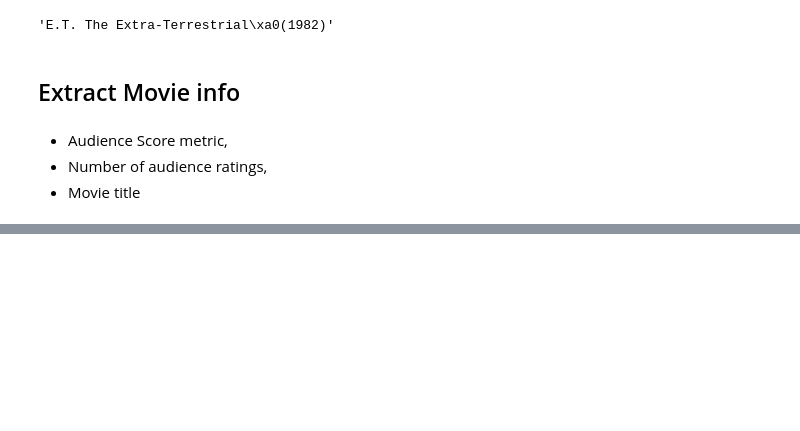
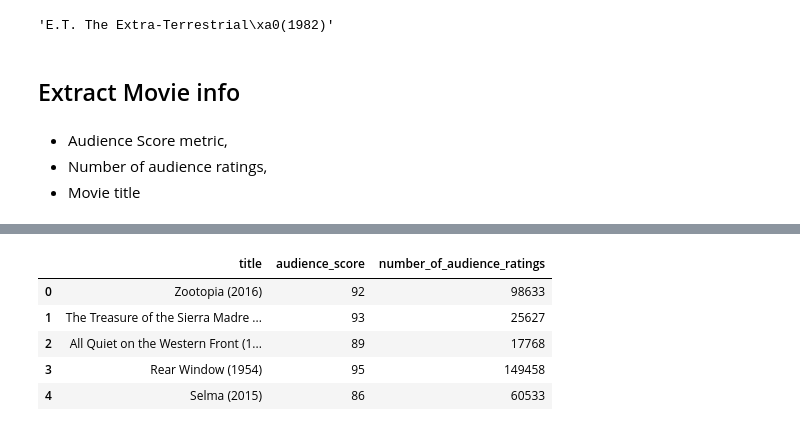
Before and after one commit to aZade-Dehghanpour/webScraping_RottenTomatos, a Jupyter notebook: Web Scraping.ipynb, the cells around one changed output, grey strips where cells are left out. Saved outputs shown, nothing was run; the diff lists cells and outputs as text; code cells hidden in the pictures; blank space fills up the shorter version.

Commit message:
create dataframe holding info on all movies

```diff
--- a/Web Scraping.ipynb
+++ b/Web Scraping.ipynb
@@ -57,10 +63,21 @@ import os
 # %%
-
+#empty list,to which dictionaries contaning movie data will be appended. This list of dictionaries will eventually be converted to a pandas DataFrame
+df_list = []
+#Loops through each movie's Rotten Tomatoes HTML file in the rt_html folder
 for file in os.listdir('rt_html'):
     with open('rt_html/'+file,'r') as movie_file:
         movie_soup = bs(movie_file)
         movie_title = movie_soup.find('title').contents[0][:-len(' - Rotten Tomatoes')]
         audience_score = movie_soup.find('div',class_ = "audience-score meter").find('span').contents[0][:-1]
         numb_audience_ratings = movie_soup.find('div', class_ = "audience-info hidden-xs superPageFontColor").find_all('div')[1].contents[2].strip().replace(',','')
-
-    break
+        df_list.append({'title': movie_title,'audience_score': int(audience_score), 'number_of_audience_ratings': int(numb_audience_ratings)})
+df = pd.DataFrame(df_list,columns = ['title','audience_score','number_of_audience_ratings'])
+# %%
+df.head()
+# %% [output]
+|  | title | audience_score | number_of_audience_ratings |
+| 0 | Zootopia (2016) | 92 | 98633 |
+| 1 | The Treasure of the Sierra Madre ... | 93 | 25627 |
+| 2 | All Quiet on the Western Front (1... | 89 | 17768 |
+| 3 | Rear Window (1954) | 95 | 149458 |
+| 4 | Selma (2015) | 86 | 60533 |
```
Also changed, not shown: parts of 2 cells of this notebook.
